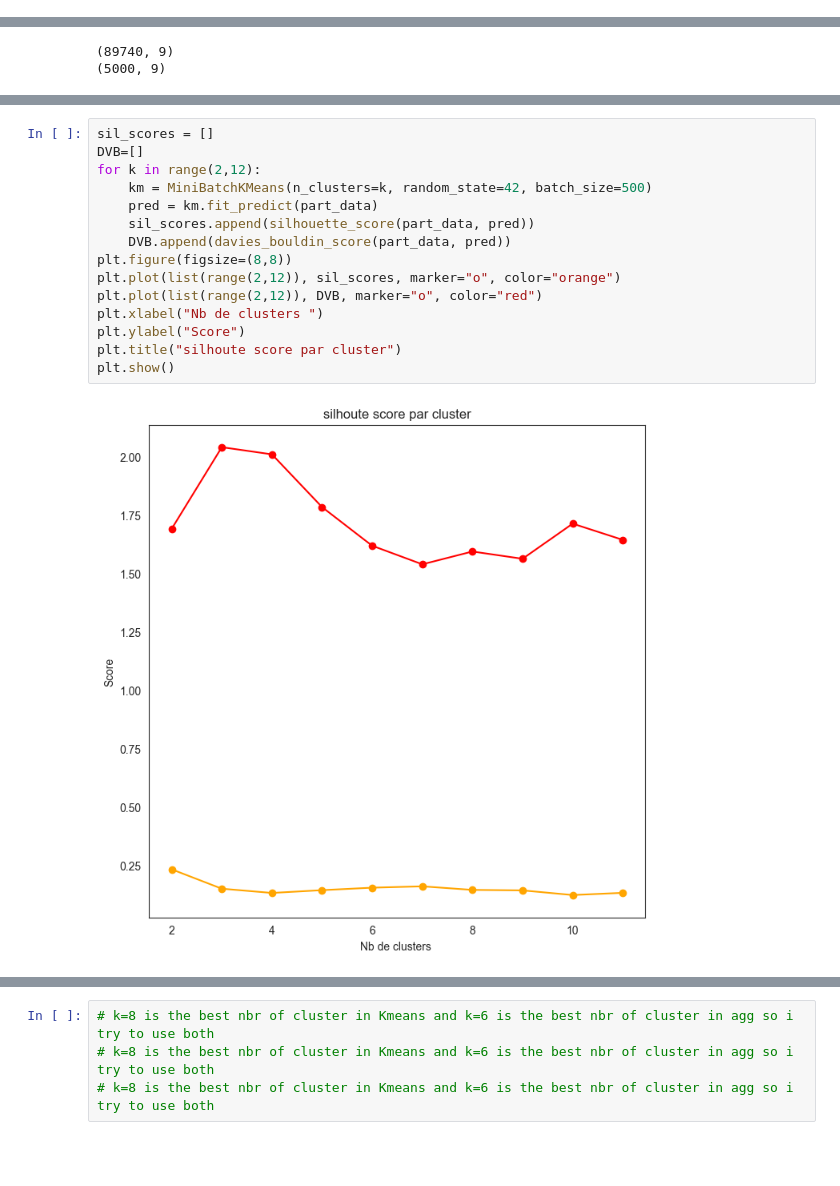
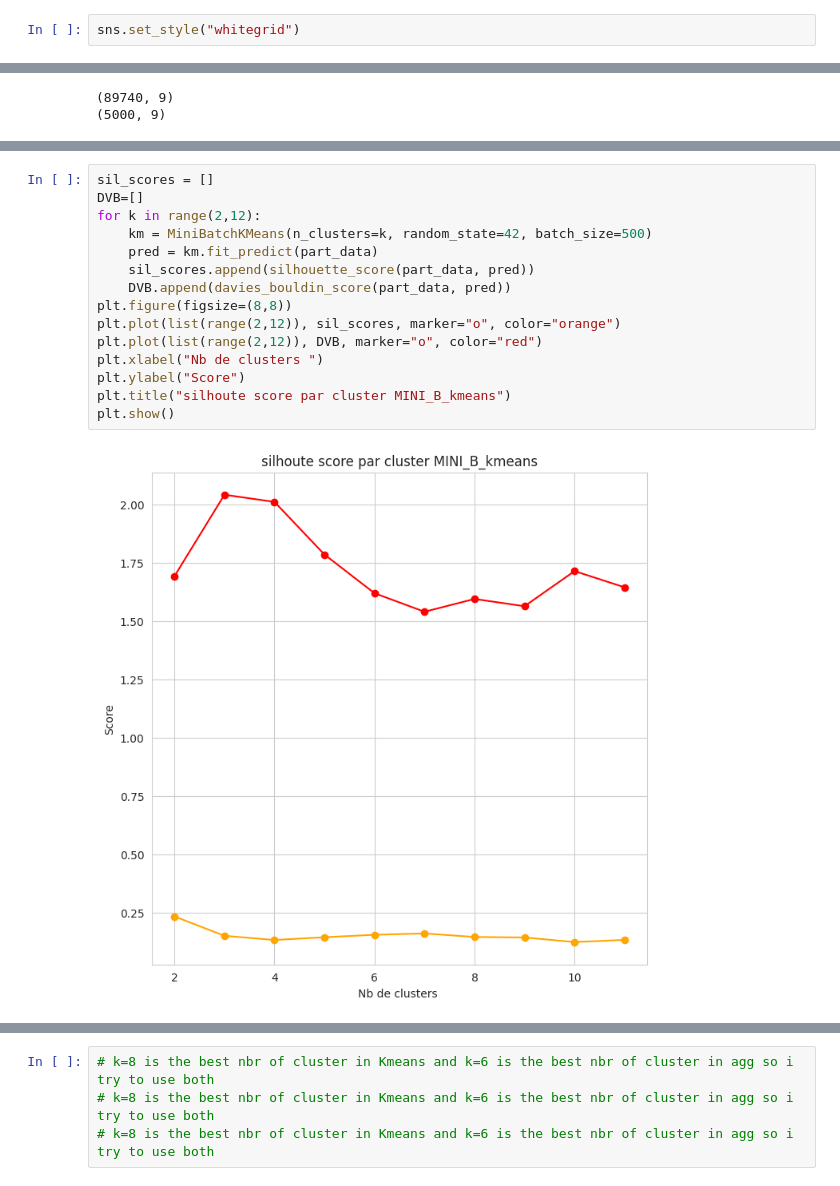
Before and after one commit to mohamed0barhoomi/Final_DATASC_Project, a Jupyter notebook: last_project.ipynb, the cells around one changed output, grey strips where cells are left out. Saved outputs shown, nothing was run; the diff lists cells and outputs as text; blank space fills up the shorter version.

```diff
--- a/last_project.ipynb
+++ b/last_project.ipynb
@@ -123,3 +124,5 @@ sns.reset_orig()
+# %%
+sns.set_style("whitegrid")
 # %%
 
 plt.figure(figsize=(8,5))
@@ -296,20 +299,20 @@ DVB de k=8 :  1.381610014154722
 # %%
 sil_scores = []
 DVB=[]
 for k in range(2,12):
     km = MiniBatchKMeans(n_clusters=k, random_state=42, batch_size=500)
     pred = km.fit_predict(part_data)
     sil_scores.append(silhouette_score(part_data, pred))
     DVB.append(davies_bouldin_score(part_data, pred))
 plt.figure(figsize=(8,8))
 plt.plot(list(range(2,12)), sil_scores, marker="o", color="orange")
 plt.plot(list(range(2,12)), DVB, marker="o", color="red")
 plt.xlabel("Nb de clusters ")
 plt.ylabel("Score")
-plt.title("silhoute score par cluster")
+plt.title("silhoute score par cluster MINI_B_kmeans")
 plt.show()
 # %% [output]
-[figure, old version]
+[figure, new version]
 # %%
 print("silhoutte de k=8 :", sil_scores[6])
 print("DVB de k=8 : ", DVB[6])
```
Also changed, not shown: parts of 24 cells of this notebook.
